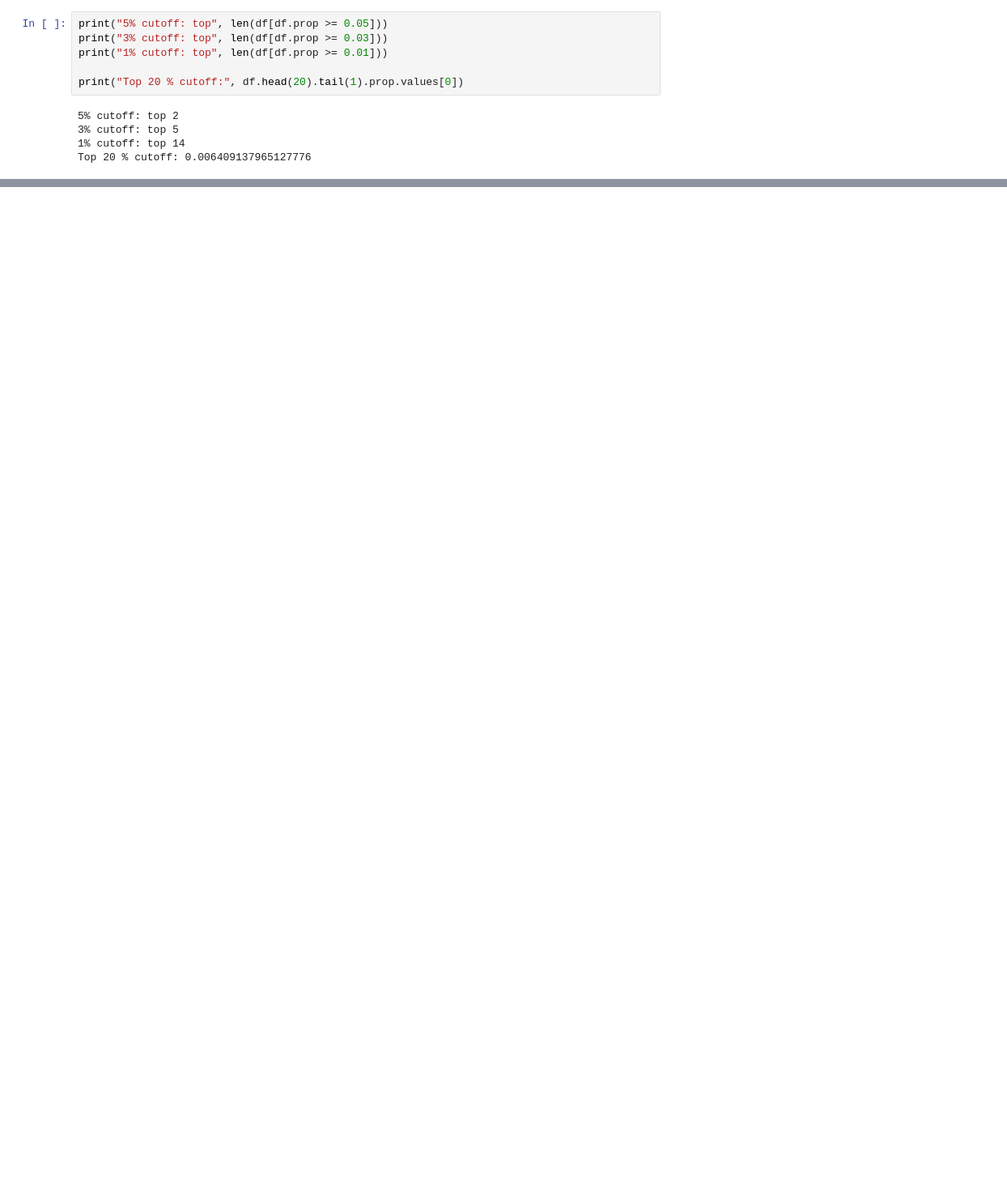
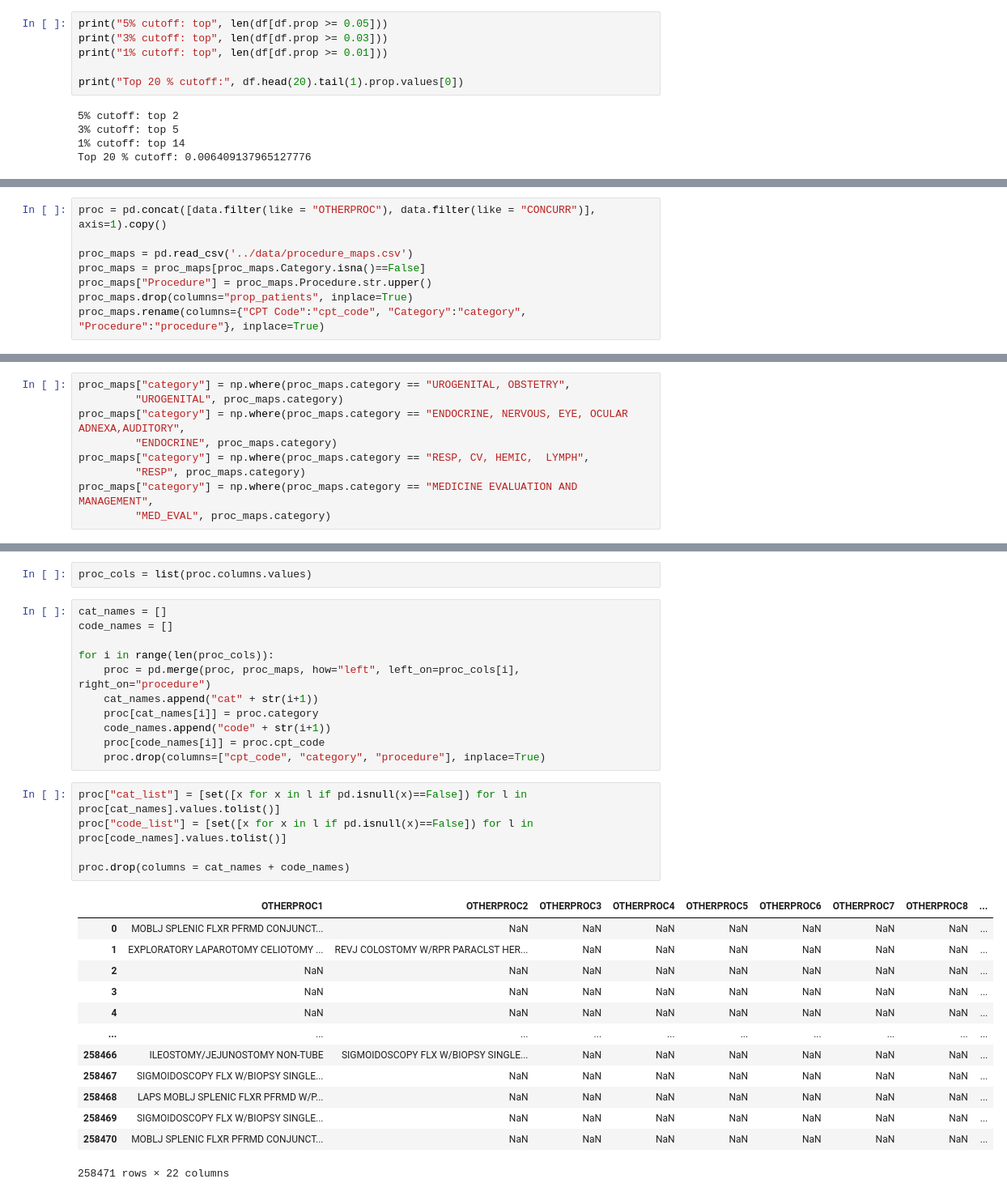
Before and after one commit to sjo302/Capstone, a Jupyter notebook: Notebooks/05_comparing_procedures.ipynb, the cells around one changed output, grey strips where cells are left out. Shown: that part at 81% size. Drawn from its saved outputs; the diff is of its cells as text; blank space fills up the shorter version.

```diff
--- a/Notebooks/05_comparing_procedures.ipynb
+++ b/Notebooks/05_comparing_procedures.ipynb
@@ -297,0 +382,8 @@ df.head(21)
+# %%
+proc = pd.concat([data.filter(like = "OTHERPROC"), data.filter(like = "CONCURR")], axis=1).copy()
+
+proc_maps = pd.read_csv('../data/procedure_maps.csv')
+proc_maps = proc_maps[proc_maps.Category.isna()==False]
+proc_maps["Procedure"] = proc_maps.Procedure.str.upper()
+proc_maps.drop(columns="prop_patients", inplace=True)
+proc_maps.rename(columns={"CPT Code":"cpt_code", "Category":"category", "Procedure":"procedure"}, inplace=True)
@@ -297,0 +392,9 @@ df.head(21)
+# %%
+proc_maps["category"] = np.where(proc_maps.category == "UROGENITAL, OBSTETRY",
+         "UROGENITAL", proc_maps.category)
+proc_maps["category"] = np.where(proc_maps.category == "ENDOCRINE, NERVOUS, EYE, OCULAR ADNEXA,AUDITORY",
+         "ENDOCRINE", proc_maps.category)
+proc_maps["category"] = np.where(proc_maps.category == "RESP, CV, HEMIC,  LYMPH",
+         "RESP", proc_maps.category)
+proc_maps["category"] = np.where(proc_maps.category == "MEDICINE EVALUATION AND MANAGEMENT",
+         "MED_EVAL", proc_maps.category)
@@ -297,0 +403,32 @@ df.head(21)
+# %%
+proc_cols = list(proc.columns.values)
+# %%
+cat_names = []
+code_names = []
+
+for i in range(len(proc_cols)):
+    proc = pd.merge(proc, proc_maps, how="left", left_on=proc_cols[i], right_on="procedure")
+    cat_names.append("cat" + str(i+1))
+    proc[cat_names[i]] = proc.category
+    code_names.append("code" + str(i+1))
+    proc[code_names[i]] = proc.cpt_code
+    proc.drop(columns=["cpt_code", "category", "procedure"], inplace=True)
+# %%
+proc["cat_list"] = [set([x for x in l if pd.isnull(x)==False]) for l in proc[cat_names].values.tolist()]
+proc["code_list"] = [set([x for x in l if pd.isnull(x)==False]) for l in proc[code_names].values.tolist()]
+
+proc.drop(columns = cat_names + code_names)
+# %% [output]
+|  | OTHERPROC1 | OTHERPROC2 | OTHERPROC3 | OTHERPROC4 | OTHERPROC5 | OTHERPROC6 | OTHERPROC7 | OTHERPROC8 | ... |
+| 0 | MOBLJ SPLENIC FLXR PFRMD CONJUNCT... | NaN | NaN | NaN | NaN | NaN | NaN | NaN | ... |
+| 1 | EXPLORATORY LAPAROTOMY CELIOTOMY ... | REVJ COLOSTOMY W/RPR PARACLST HER... | NaN | NaN | NaN | NaN | NaN | NaN | ... |
+| 2 | NaN | NaN | NaN | NaN | NaN | NaN | NaN | NaN | ... |
+| 3 | NaN | NaN | NaN | NaN | NaN | NaN | NaN | NaN | ... |
+| 4 | NaN | NaN | NaN | NaN | NaN | NaN | NaN | NaN | ... |
+| ... | ... | ... | ... | ... | ... | ... | ... | ... | ... |
+| 258466 | ILEOSTOMY/JEJUNOSTOMY NON-TUBE | SIGMOIDOSCOPY FLX W/BIOPSY SINGLE... | NaN | NaN | NaN | NaN | NaN | NaN | ... |
+| 258467 | SIGMOIDOSCOPY FLX W/BIOPSY SINGLE... | NaN | NaN | NaN | NaN | NaN | NaN | NaN | ... |
+| 258468 | LAPS MOBLJ SPLENIC FLXR PFRMD W/P... | NaN | NaN | NaN | NaN | NaN | NaN | NaN | ... |
+| 258469 | SIGMOIDOSCOPY FLX W/BIOPSY SINGLE... | NaN | NaN | NaN | NaN | NaN | NaN | NaN | ... |
+| 258470 | MOBLJ SPLENIC FLXR PFRMD CONJUNCT... | NaN | NaN | NaN | NaN | NaN | NaN | NaN | ... |
+258471 rows × 22 columns
```
Also changed, not shown: parts of 24 cells of this notebook.
